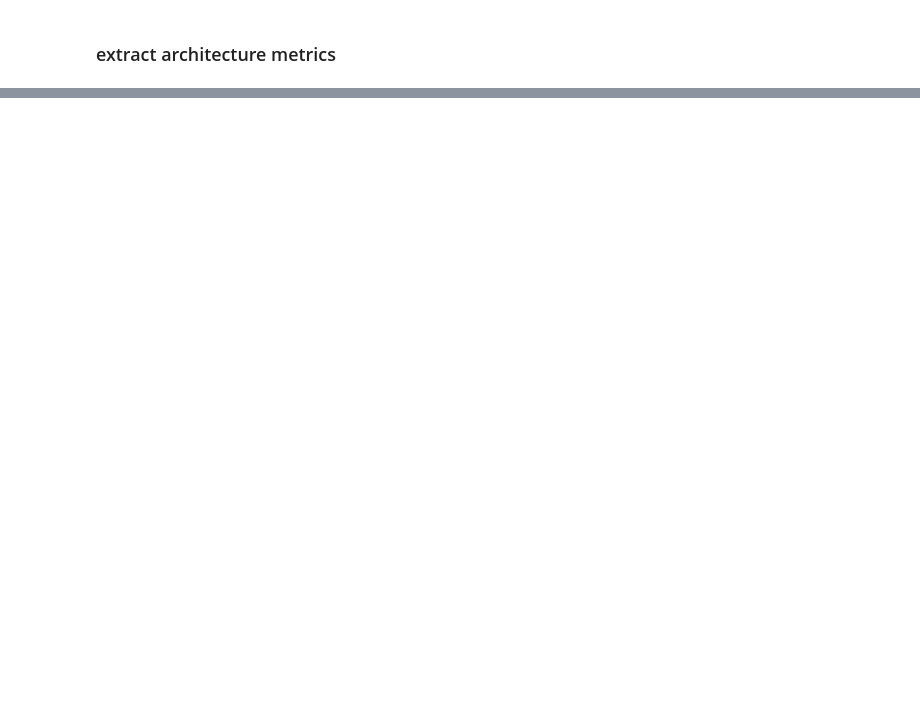
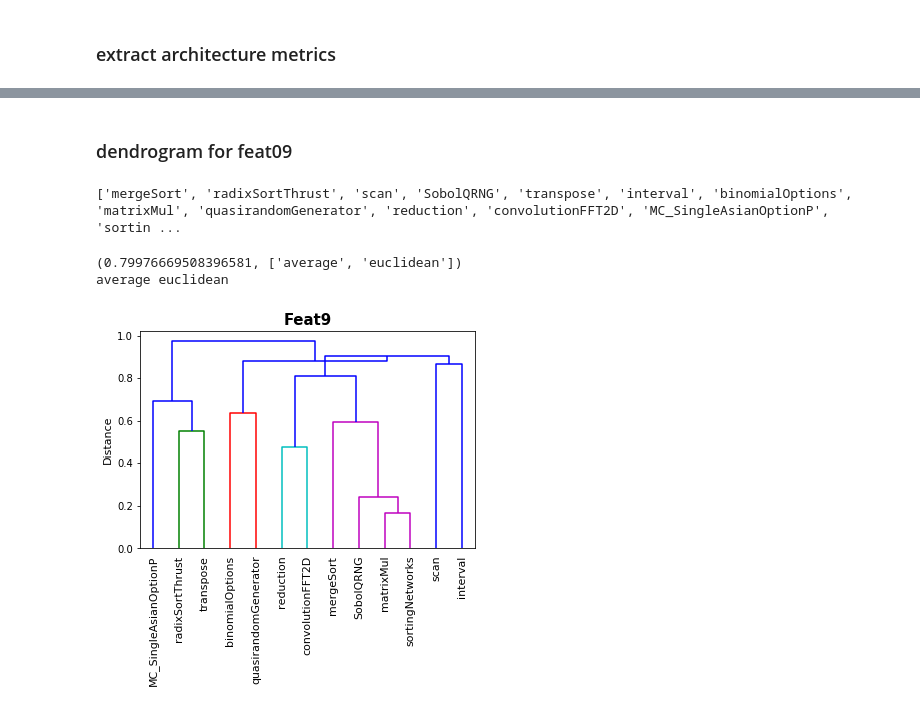
Before and after one commit to leimingyu/magus, a Jupyter notebook: 00_featSel/feature_selection.ipynb, the cells around one changed output, grey strips where cells are left out. Cells and saved outputs as stored; diff of their text form; code cells hidden in the pictures; blank space fills up the shorter version.

```diff
--- a/00_featSel/feature_selection.ipynb
+++ b/00_featSel/feature_selection.ipynb
@@ -45,0 +798,4 @@ NameError: name 'codecs' is not defined
+# %%
+# application number
+appNum = len(app_metrics_max_dd)
+print("total apps : {}".format(appNum))
@@ -45,0 +901,4 @@ NameError: name 'codecs' is not defined
+# %%
+# read feature{N}
+with open('./PFA_features.json', 'r') as inputFile:
+     feat_dict = yaml.safe_load(inputFile)
@@ -45,0 +1188,44 @@ NameError: name 'codecs' is not defined
+# %% [markdown]
+### dendrogram for feat09
+# %%
+app_label = list(df_app_scale_feat09['AppName'])
+print app_label
+
+df_feat09_data = df_app_scale_feat09.drop('AppName', axis=1)
+df_feat09_array = df_feat09_data.as_matrix()
+# %% [output]
+['mergeSort', 'radixSortThrust', 'scan', 'SobolQRNG', 'transpose', 'interval', 'binomialOptions', 'matrixMul', 'quasirandomGenerator', 'reduction', 'convolutionFFT2D', 'MC_SingleAsianOptionP', 'sortin ...
+# %%
+data_array = df_feat09_array
+
+print find_best_method_metric_combination(data_array)
+(_, [myMethod, myMetric]) = find_best_method_metric_combination(data_array)
+print myMethod, myMetric
+
+#
+# override the previous metrics
+#
+myMethod= 'centroid'
+myMetric = 'euclidean'
+
+pd = pdist(data_array, metric=myMetric)
+
+Z = hierarchy.linkage(data_array, method=myMethod)
+
+plt.title('Feat9', fontsize=15, fontweight="bold")
+plt.ylabel('Distance', fontsize=11)
+
+dn = hierarchy.dendrogram(Z,
+                          leaf_rotation=90.,  # rotates the x axis labels
+                          leaf_font_size=11,  # font size for the x axis labels
+                          labels = app_label
+                         )
+
+plt.savefig('feat9.pdf',  transparent = True, bbox_inches='tight')
+# plt.savefig('feat15.png',  dpi=300, transparent = True, bbox_inches='tight')
+
+plt.show()
+# %% [output]
+(0.79976669508396581, ['average', 'euclidean'])
+average euclidean
+[figure, added]
```
Also changed, not shown: parts of 129 cells of this notebook.
